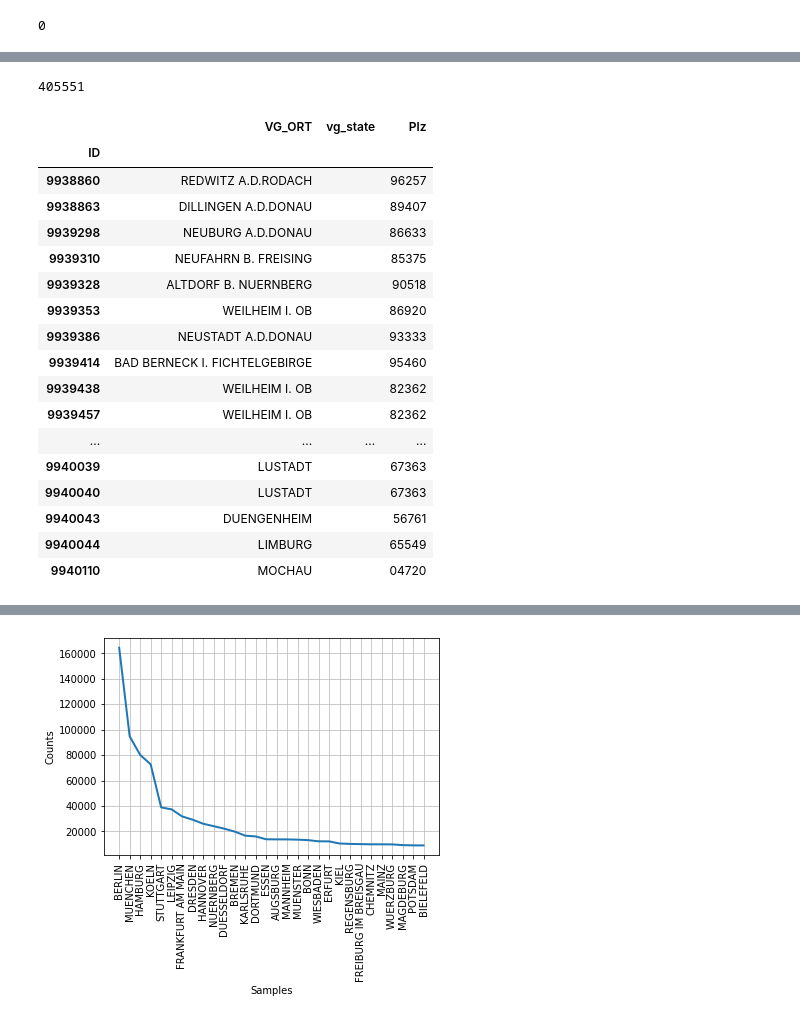
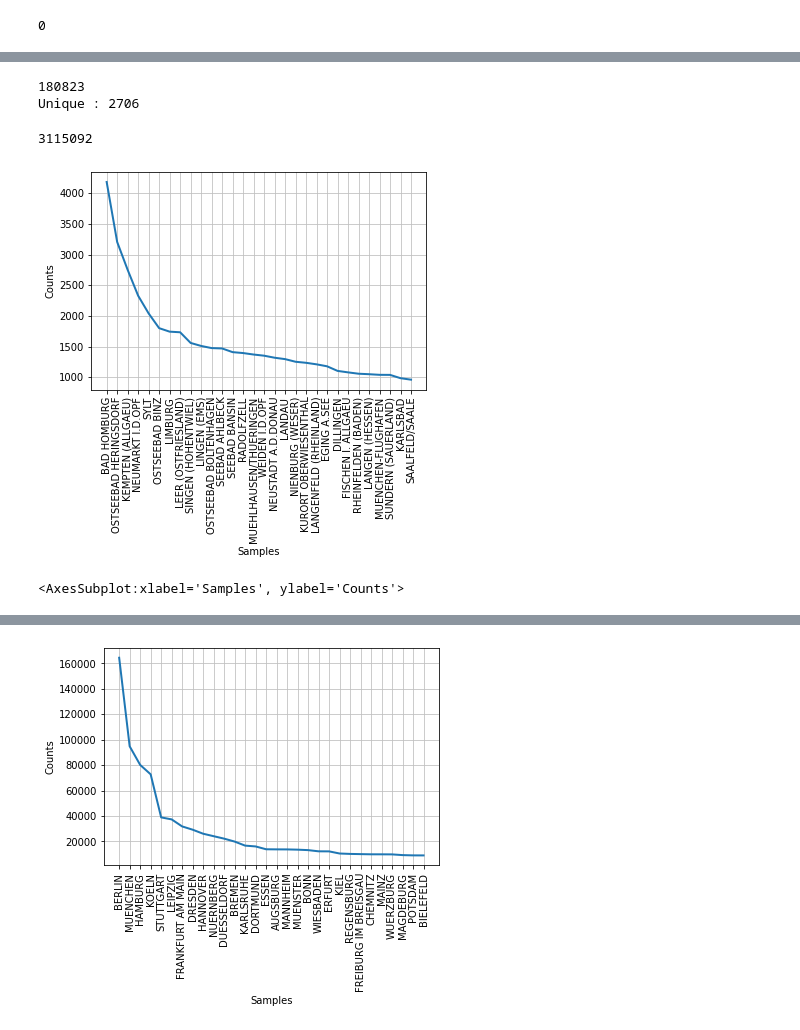
Before and after one commit to Saraavana/reclamation-processing, a Jupyter notebook: 00-Data-Exploration.ipynb, the cells around one changed output, grey strips where cells are left out. Saved outputs shown, nothing was run; the diff lists cells and outputs as text; code cells hidden in the pictures.

```diff
--- a/00-Data-Exploration.ipynb
+++ b/00-Data-Exploration.ipynb
@@ -261,32 +267,30 @@ wiki_municipality_df[['stateLabel','municipalityLabel']]
 for each in wiki_municipality_df.itertuples() :
     municipality = remove_special_char_convert_to_uppercase(each.municipalityLabel)
     state = remove_special_char_convert_to_uppercase(each.stateLabel)
+    submunicipality = remove_special_char_convert_to_uppercase(each.submunicipalityLabel)
     df_vg_ort.loc[df_vg_ort['VG_ORT'] == municipality, 'vg_state'] = state
+    df_vg_ort.loc[df_vg_ort['VG_ORT'] == submunicipality, 'vg_state'] = state
 # %%
 dafsdf = df_vg_ort[df_vg_ort['vg_state'] == '']
 print(len(dafsdf))
-# print(dafsdf.VG_ORT.unique())
+print('Unique : {}'.format(len(dafsdf.VG_ORT.unique())))
 display(dafsdf.head(50))
 # %% [output]
-405551
+180823
+Unique : 2706
-|  | VG_ORT | vg_state | Plz |
-| ID |  |  |  |
-| 9938860 | REDWITZ A.D.RODACH |  | 96257 |
-| 9938863 | DILLINGEN A.D.DONAU |  | 89407 |
-| 9939298 | NEUBURG A.D.DONAU |  | 86633 |
-| 9939310 | NEUFAHRN B. FREISING |  | 85375 |
-| 9939328 | ALTDORF B. NUERNBERG |  | 90518 |
-| 9939353 | WEILHEIM I. OB |  | 86920 |
-| 9939386 | NEUSTADT A.D.DONAU |  | 93333 |
-| 9939414 | BAD BERNECK I. FICHTELGEBIRGE |  | 95460 |
-| 9939438 | WEILHEIM I. OB |  | 82362 |
-| 9939457 | WEILHEIM I. OB |  | 82362 |
-| ... | ... | ... | ... |
-| 9940039 | LUSTADT |  | 67363 |
-| 9940040 | LUSTADT |  | 67363 |
-| 9940043 | DUENGENHEIM |  | 56761 |
-| 9940044 | LIMBURG |  | 65549 |
-| 9940110 | MOCHAU |  | 04720 |
+# %%
+# Remove missing values from vg_state
+df_vg_ort = df_vg_ort[df_vg_ort['vg_state'] != '']
+len(df_vg_ort.index)
+# %% [output]
+3115092
+# %%
+flat_list_missed_vg_ort = [item for item in dafsdf['VG_ORT']]
+fdist_unique_missed_vg_ort = FreqDist(flat_list_missed_vg_ort)
+fdist_unique_missed_vg_ort.plot(30,cumulative=False)
+# %% [output]
+[figure, added]
+<AxesSubplot:xlabel='Samples', ylabel='Counts'>
 # %%
 flat_list_vg_ort = [item for item in allclaims_df['VG_ORT']]
 fdist_vg_ort = FreqDist(flat_list_vg_ort)
```
Also changed, not shown: parts of 11 cells of this notebook, 2 other files.
